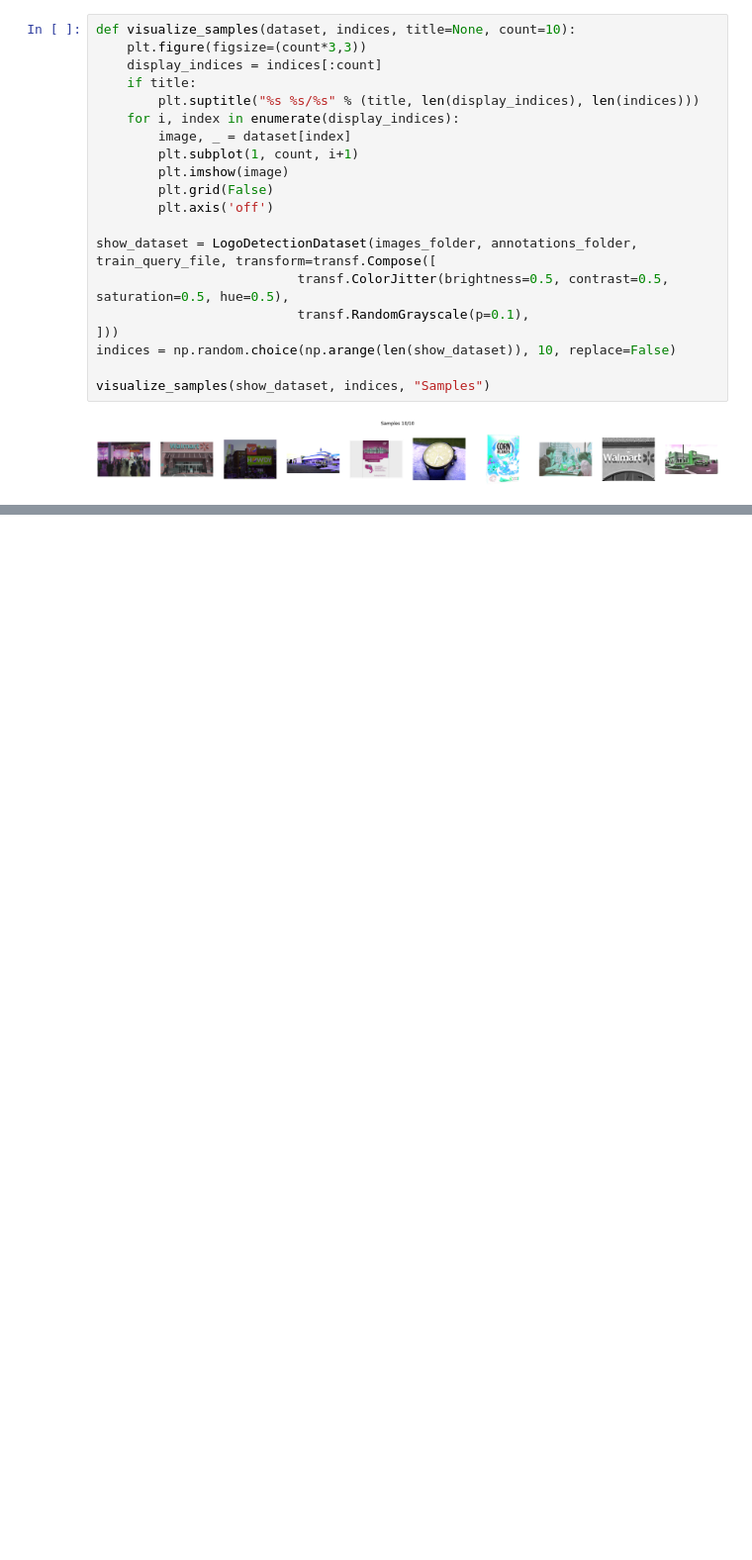
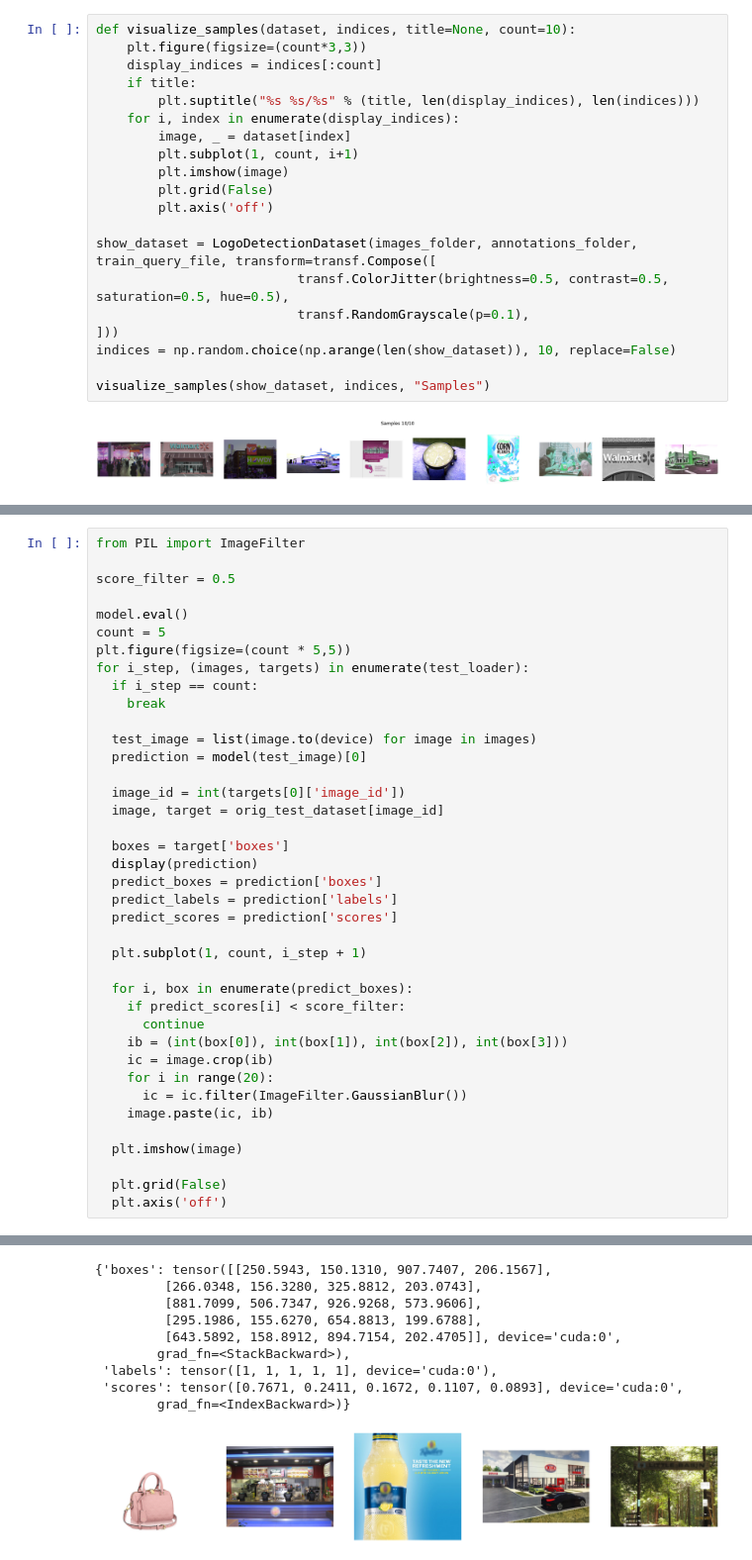
Before and after one commit to sisipun/ComputerVision, a Jupyter notebook: logo/detection/QMULLogoDetection.ipynb, the cells around one changed output, grey strips where cells are left out. Shown at 99% size. Cells and saved outputs as stored; diff of their text form; blank space fills up the shorter version.

```diff
--- a/logo/detection/QMULLogoDetection.ipynb
+++ b/logo/detection/QMULLogoDetection.ipynb
@@ -364,0 +399,40 @@ for i_step, (images, targets) in enumerate(test_loader):
+# %%
+from PIL import ImageFilter
+
+score_filter = 0.5
+
+model.eval()
+count = 5
+plt.figure(figsize=(count * 5,5))
+for i_step, (images, targets) in enumerate(test_loader):
+  if i_step == count:
+    break
+
+  test_image = list(image.to(device) for image in images)
+  prediction = model(test_image)[0]
+
+  image_id = int(targets[0]['image_id'])
+  image, target = orig_test_dataset[image_id]
+
+  boxes = target['boxes']
+  display(prediction)
+  predict_boxes = prediction['boxes']
+  predict_labels = prediction['labels']
+  predict_scores = prediction['scores']
+
+  plt.subplot(1, count, i_step + 1)
+
+  for i, box in enumerate(predict_boxes):
+    if predict_scores[i] < score_filter:
+      continue
+    ib = (int(box[0]), int(box[1]), int(box[2]), int(box[3]))
+    ic = image.crop(ib)
+    for i in range(20):
+      ic = ic.filter(ImageFilter.GaussianBlur())
+    image.paste(ic, ib)
+
+  plt.imshow(image)
+
+  plt.grid(False)
+  plt.axis('off')
+# %% [output]
@@ -364,0 +501,10 @@ for i_step, (images, targets) in enumerate(test_loader):
+{'boxes': tensor([[250.5943, 150.1310, 907.7407, 206.1567],
+         [266.0348, 156.3280, 325.8812, 203.0743],
+         [881.7099, 506.7347, 926.9268, 573.9606],
+         [295.1986, 155.6270, 654.8813, 199.6788],
+         [643.5892, 158.8912, 894.7154, 202.4705]], device='cuda:0',
+        grad_fn=<StackBackward>),
+ 'labels': tensor([1, 1, 1, 1, 1], device='cuda:0'),
+ 'scores': tensor([0.7671, 0.2411, 0.1672, 0.1107, 0.0893], device='cuda:0',
+        grad_fn=<IndexBackward>)}
+[figure, added]
```
Also changed, not shown: parts of 12 cells of this notebook.
